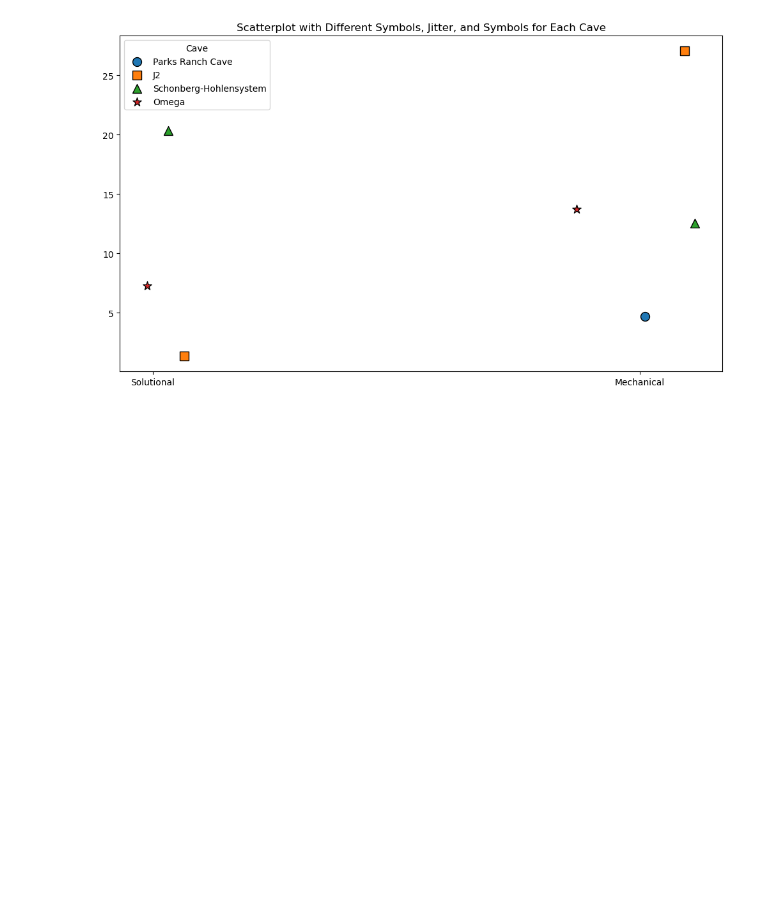
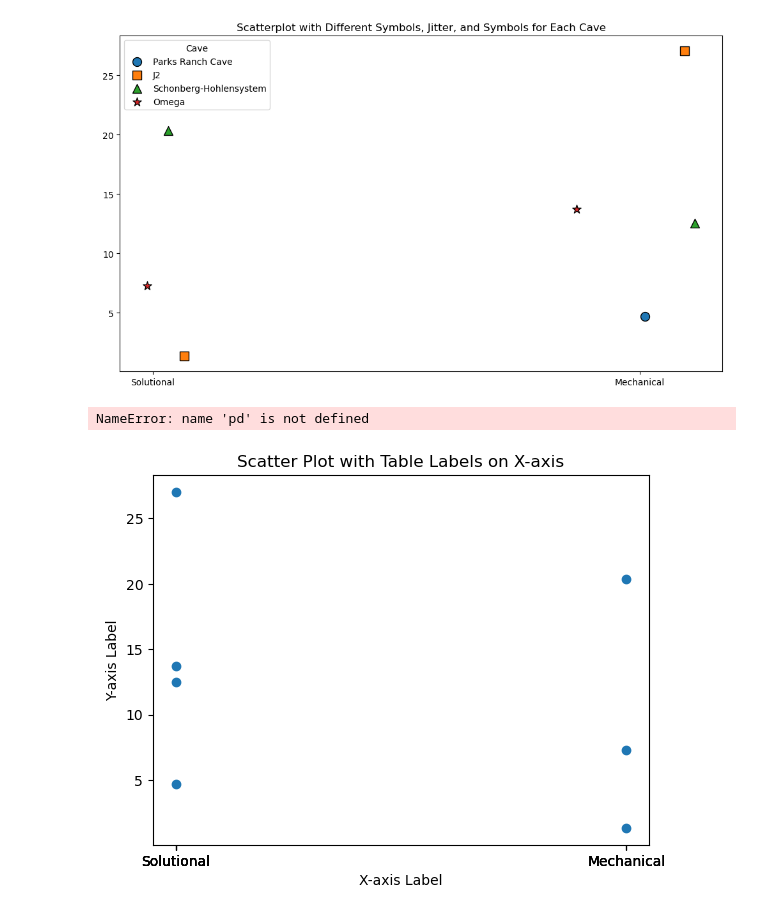
Before and after one commit to ethanoleson/Scallop_code, a Jupyter notebook: Roughness_figure/roughness.ipynb, the cells around one changed output. Cells and saved outputs as stored; diff of their text form; code cells hidden in the pictures; blank space fills up the shorter version.

```diff
--- a/Roughness_figure/roughness.ipynb
+++ b/Roughness_figure/roughness.ipynb
@@ -654,3 +654,29 @@ plt.tight_layout()
 plt.show()
 # %% [output]
 [figure]
+# %%
+
+
+cm_data = pd.read_csv('cm_data_for_plots.csv')
+# %% [output]
+NameError: name 'pd' is not defined
+# %%
+import matplotlib.pyplot as plt
+
+# Sample data
+
+# Create a scatter plot
+plt.scatter(cm_data['feature'], cm_data['sa'])
+
+# Set x-axis ticks and labels
+plt.xticks(cm_data['feature'], cm_data['feature'])
+
+# Add labels and title
+plt.xlabel('X-axis Label')
+plt.ylabel('Y-axis Label')
+plt.title('Scatter Plot with Table Labels on X-axis')
+
+# Display the plot
+plt.show()
+# %% [output]
+[figure, added]
```
Also changed, not shown: parts of 1 cell of this notebook, 2 other files.
